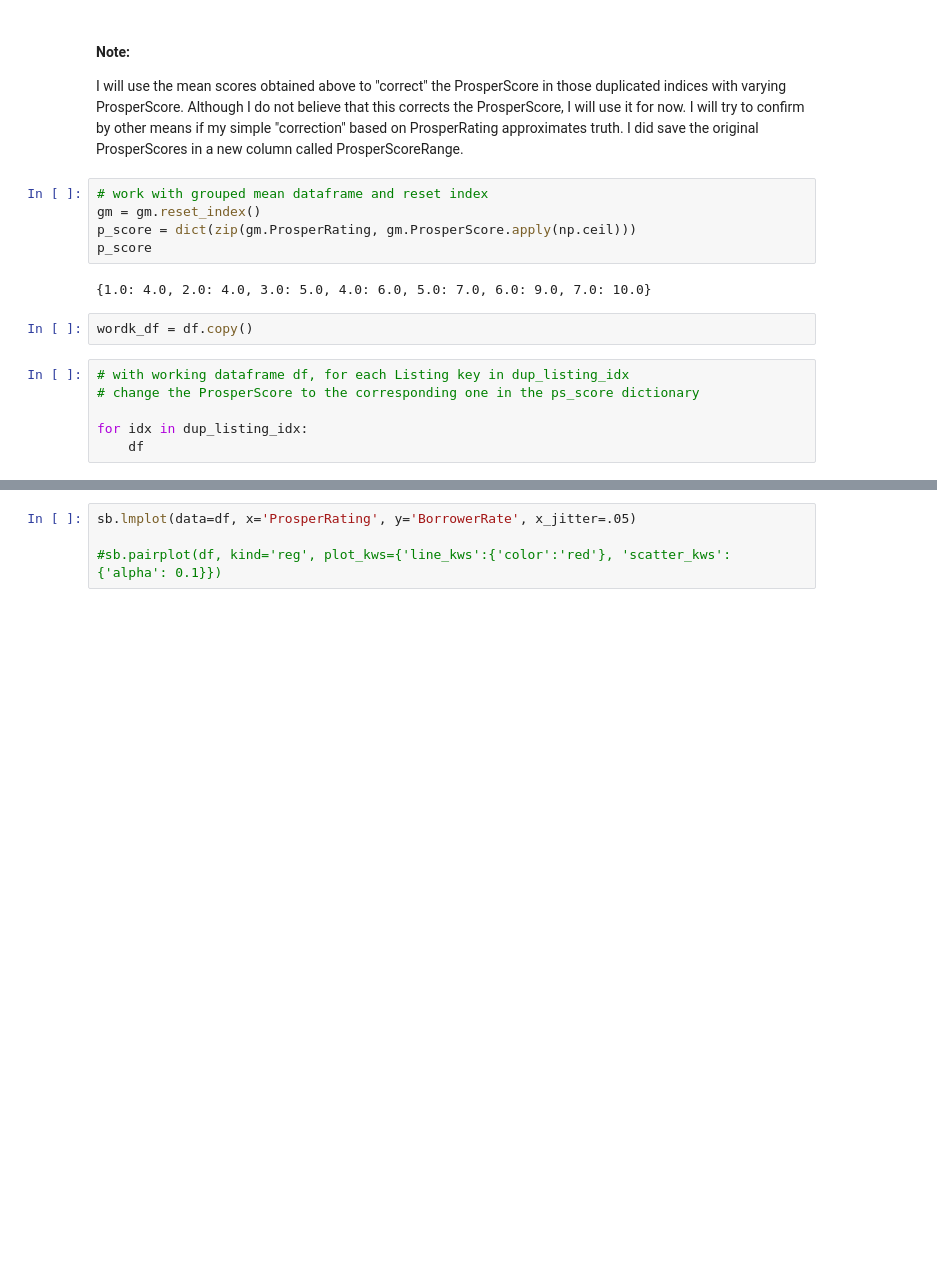
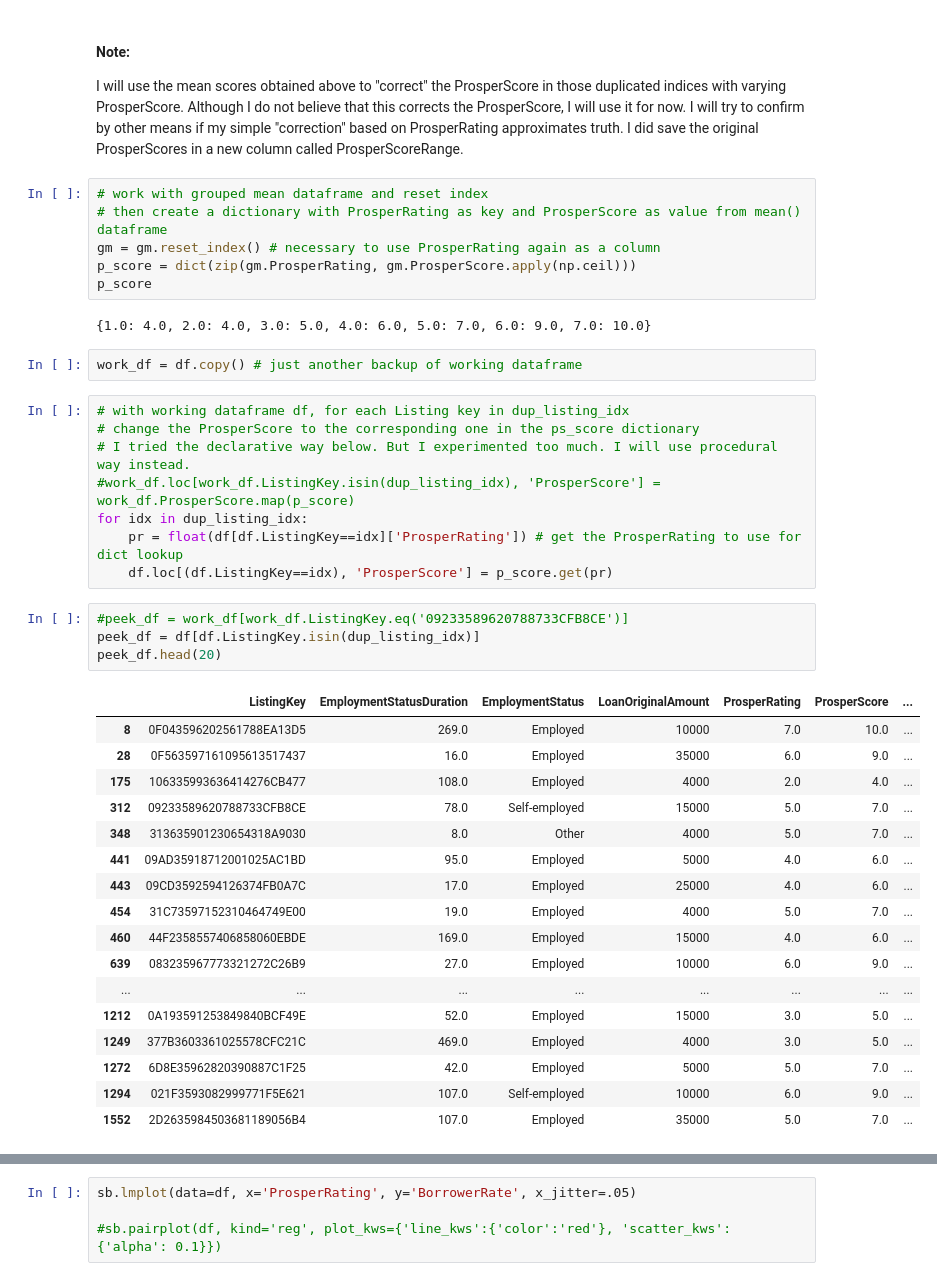
Before and after one commit to alf808/preposterous-octopus, a Jupyter notebook: exploratory_loan_data.ipynb, the cells around one changed output, grey strips where cells are left out. Cells and saved outputs as stored; diff of their text form; blank space fills up the shorter version.

```diff
--- a/exploratory_loan_data.ipynb
+++ b/exploratory_loan_data.ipynb
@@ -757,16 +762,41 @@ grptemp.median()
 I will use the mean scores obtained above to "correct" the ProsperScore in those duplicated indices with varying ProsperScore. Although I do not believe that this corrects the ProsperScore, I will use it for now. I will try to confirm by other means if my simple "correction" based on ProsperRating approximates truth. I did save the original ProsperScores in a new column called ProsperScoreRange.
 # %%
 # work with grouped mean dataframe and reset index
-gm = gm.reset_index()
+# then create a dictionary with ProsperRating as key and ProsperScore as value from mean() dataframe
+gm = gm.reset_index() # necessary to use ProsperRating again as a column
 p_score = dict(zip(gm.ProsperRating, gm.ProsperScore.apply(np.ceil)))
 p_score
 # %% [output]
 {1.0: 4.0, 2.0: 4.0, 3.0: 5.0, 4.0: 6.0, 5.0: 7.0, 6.0: 9.0, 7.0: 10.0}
-# %%
-wordk_df = df.copy()
+# %%
+work_df = df.copy() # just another backup of working dataframe
 # %%
 # with working dataframe df, for each Listing key in dup_listing_idx
 # change the ProsperScore to the corresponding one in the ps_score dictionary
-
+# I tried the declarative way below. But I experimented too much. I will use procedural way instead.
+#work_df.loc[work_df.ListingKey.isin(dup_listing_idx), 'ProsperScore'] = work_df.ProsperScore.map(p_score)
 for idx in dup_listing_idx:
-    df
+    pr = float(df[df.ListingKey==idx]['ProsperRating']) # get the ProsperRating to use for dict lookup
+    df.loc[(df.ListingKey==idx), 'ProsperScore'] = p_score.get(pr)
+# %%
+#peek_df = work_df[work_df.ListingKey.eq('09233589620788733CFB8CE')]
+peek_df = df[df.ListingKey.isin(dup_listing_idx)]
+peek_df.head(20)
+# %% [output]
+|  | ListingKey | EmploymentStatusDuration | EmploymentStatus | LoanOriginalAmount | ProsperRating | ProsperScore | ... |
+| 8 | 0F043596202561788EA13D5 | 269.0 | Employed | 10000 | 7.0 | 10.0 | ... |
+| 28 | 0F563597161095613517437 | 16.0 | Employed | 35000 | 6.0 | 9.0 | ... |
+| 175 | 106335993636414276CB477 | 108.0 | Employed | 4000 | 2.0 | 4.0 | ... |
+| 312 | 09233589620788733CFB8CE | 78.0 | Self-employed | 15000 | 5.0 | 7.0 | ... |
+| 348 | 313635901230654318A9030 | 8.0 | Other | 4000 | 5.0 | 7.0 | ... |
+| 441 | 09AD35918712001025AC1BD | 95.0 | Employed | 5000 | 4.0 | 6.0 | ... |
+| 443 | 09CD3592594126374FB0A7C | 17.0 | Employed | 25000 | 4.0 | 6.0 | ... |
+| 454 | 31C73597152310464749E00 | 19.0 | Employed | 4000 | 5.0 | 7.0 | ... |
+| 460 | 44F2358557406858060EBDE | 169.0 | Employed | 15000 | 4.0 | 6.0 | ... |
+| 639 | 083235967773321272C26B9 | 27.0 | Employed | 10000 | 6.0 | 9.0 | ... |
+| ... | ... | ... | ... | ... | ... | ... | ... |
+| 1212 | 0A193591253849840BCF49E | 52.0 | Employed | 15000 | 3.0 | 5.0 | ... |
+| 1249 | 377B3603361025578CFC21C | 469.0 | Employed | 4000 | 3.0 | 5.0 | ... |
+| 1272 | 6D8E35962820390887C1F25 | 42.0 | Employed | 5000 | 5.0 | 7.0 | ... |
+| 1294 | 021F3593082999771F5E621 | 107.0 | Self-employed | 10000 | 6.0 | 9.0 | ... |
+| 1552 | 2D2635984503681189056B4 | 107.0 | Employed | 35000 | 5.0 | 7.0 | ... |
```
Also changed, not shown: parts of 3 cells of this notebook.
